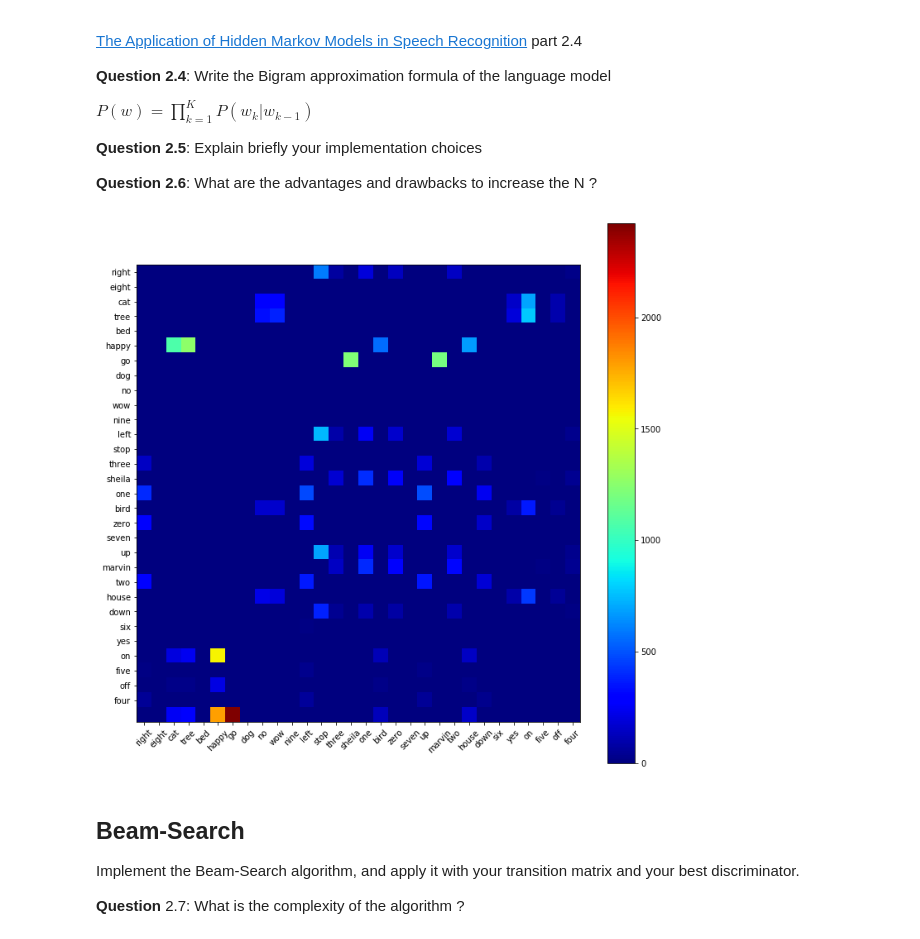
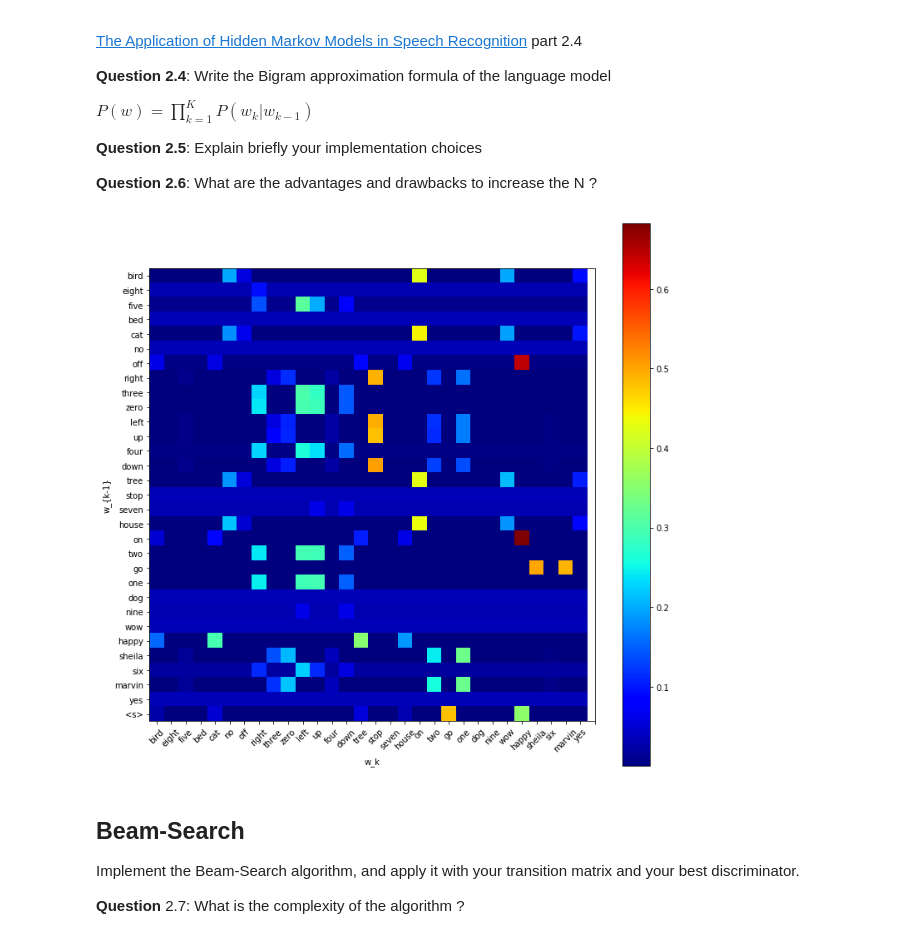
Before and after one commit to ClementAcher/MVA_NLP, a Jupyter notebook: TP1/speech_commands_mva_2019_py3.ipynb, the cells around one changed output. Saved outputs shown, nothing was run; the diff lists cells and outputs as text; code cells hidden in the pictures.

```diff
--- a/TP1/speech_commands_mva_2019_py3.ipynb
+++ b/TP1/speech_commands_mva_2019_py3.ipynb
@@ -971,31 +1076,40 @@ $P ( w ) = \prod _ { k = 1 } ^ { K } P ( w _ { k } | w _ { k - 1 })$
 # %%
 # Build HERE the transition matrix with Bi-gram modelling. You can also do an implementation with bigger N.
 
+FIRST_WORD = '<s>'
+
 def extract_sequence(list_elem):
     """Extract the sequence of words from an element of train_sequence_list"""
-    return [elem[0] for elem in list_elem[1:]]
+    return [FIRST_WORD] + [elem[0] for elem in list_elem[1:]]
 
-idx_word_mapping = {w: idx for idx, w in enumerate(label_set)}
+label_set_extended = label_set + [FIRST_WORD]
 
-bigram_matrix = np.zeros((len(label_set) + 1, len(label_set)))
+IDX_WORD_MAPPING = {w: idx for idx, w in enumerate(label_set_extended)}
 
+bigram_matrix = np.zeros((len(label_set_extended), len(label_set)))
+
+# Laplace smoothing
+bigram_matrix = bigram_matrix + 1
+
+# Counts
 for list_elem in train_sequence_list:
     sequence = extract_sequence(list_elem)
-    for idx in range(len(sequence)):
-        if idx == 0:
-            bigram_matrix[len(label_set), idx_word_mapping[sequence[idx]]] += 1
-        else:
-            bigram_matrix[idx_word_mapping[sequence[idx - 1]], idx_word_mapping[sequence[idx]]] += 1
+    for idx in range(1, len(sequence)):
+        bigram_matrix[IDX_WORD_MAPPING[sequence[idx - 1]], IDX_WORD_MAPPING[sequence[idx]]] += 1
+
+bigram_matrix = bigram_matrix/bigram_matrix.sum(axis=1, keepdims=True)
 # %%
 plt.figure(figsize=(12, 12))
 plt.imshow(bigram_matrix, interpolation='nearest', cmap=plt.cm.jet)
 plt.colorbar()
-tick_marks = np.arange(len(label_set))
+tick_marks = np.arange(len(label_set_extended))
 plt.xticks(tick_marks, label_set, rotation=45)
-plt.yticks(tick_marks, label_set)
+plt.yticks(tick_marks, label_set_extended)
+plt.ylabel("w_{k-1}")
+plt.xlabel("w_k")
 plt.show()
 # %% [output]
-[figure, old version]
+[figure, new version]
 # %% [markdown]
 ## Beam-Search
 
```
Also changed, not shown: parts of 46 cells of this notebook.
